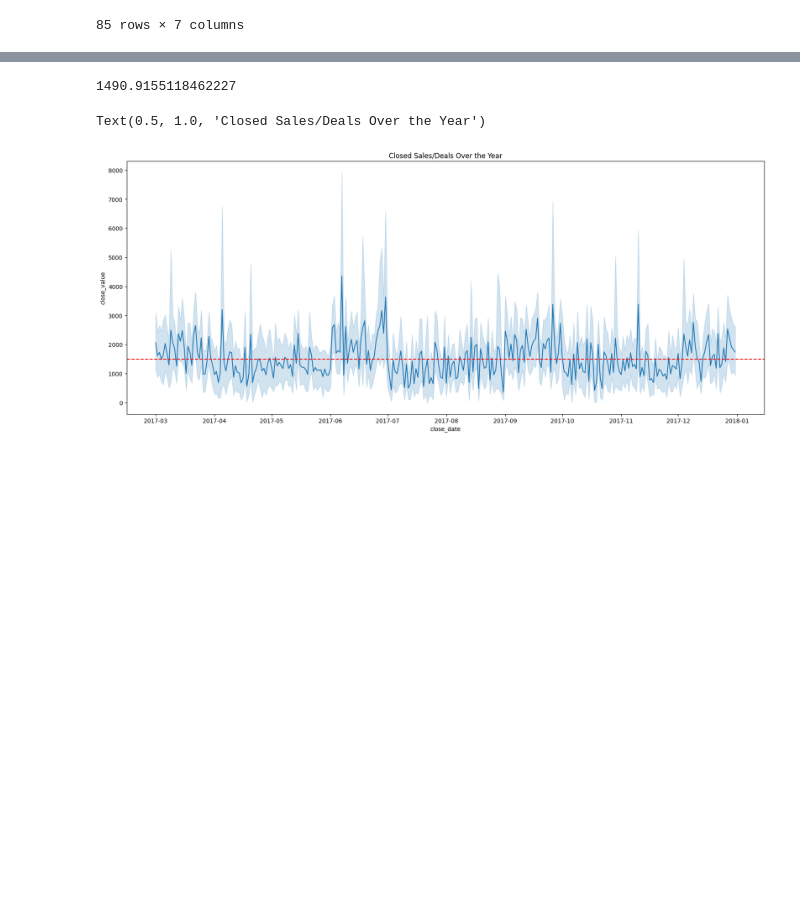
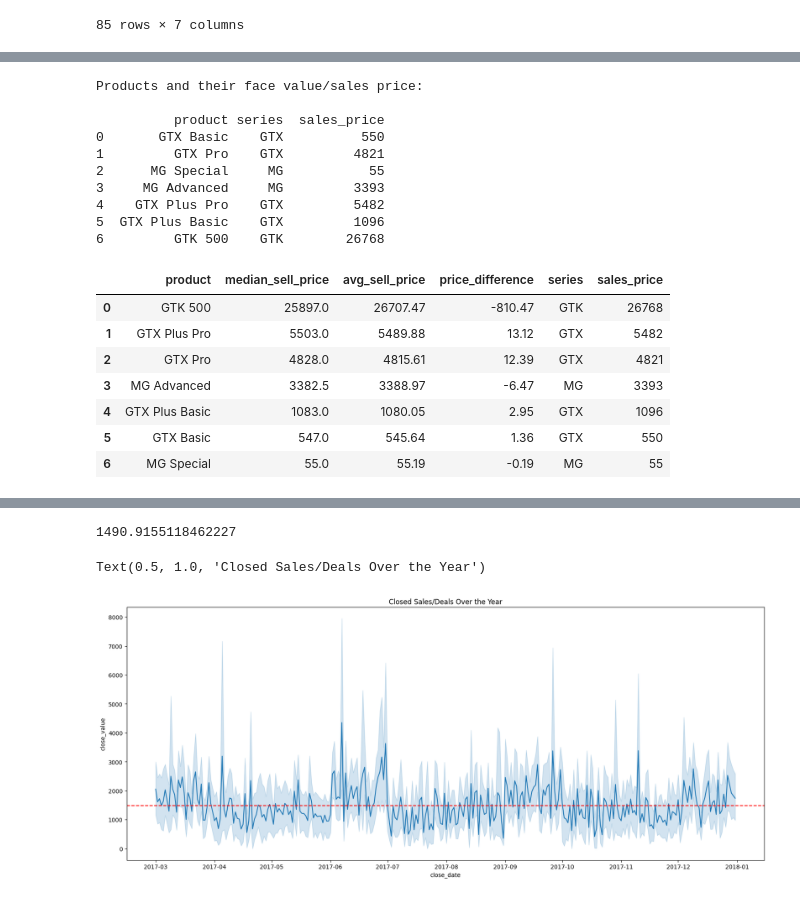
Before and after one commit to SuyogPatgave/Python_Codes-Projects, a Jupyter notebook: CRM_Project.ipynb, the cells around one changed output, grey strips where cells are left out. Saved outputs shown, nothing was run; the diff lists cells and outputs as text; code cells hidden in the pictures; blank space fills up the shorter version.

Commit message:
Created using Colab - in progress

```diff
--- a/CRM_Project.ipynb
+++ b/CRM_Project.ipynb
@@ -1080,0 +1173,11 @@ acc
+# %%
+#Checkin total number of units
+print(f"\n*** Total units solds and the frequency of each unit sale:\n\n{d_sales_pipe_won_recs['#units'].value_counts().reset_index()}")
+
+print("\n\n\n--->This tells us that the unit size of each sale was just 1 and not multiple units. \nHence, now we'll look at the discount provided or the marginal profit gained on each product sale\n\n\n")
+d_sales_pipe_won_recs['margin'] = ((d_sales_pipe_won_recs['close_value'] - d_sales_pipe_won_recs['sales_price'])/d_sales_pipe_won_recs['sales_price']).round(2)
+d_sales_pipe_won_recs['margin_label'] = np.where(d_sales_pipe_won_recs['margin'] > 0, 'Profit', 'Discounted')
+print(f"{d_sales_pipe_won_recs.head(10)}\n\n\n")
+
+s_sales_won_margin = d_sales_pipe_won_recs.groupby('product')['margin'].mean().round(2).reset_index()
+print(f"The average of product's margin i.e. discount and profit is negligible.\n\n{s_sales_won_margin}")
@@ -1080,0 +1202,19 @@ acc
+# %%
+#Since the lost value of the sale is not available, we'll begin with simple estimate by calculating the total loss
+#by calculating the avg sales for each product and also using the face value of each product
+#It is important to note that, not all sales are dealt in face value, but a margin of discount is provided
+# Also, the margin can positive (selling price highre than the face value), or negative (discounted)
+
+#Calculating, avg and median prices for all products
+
+d_won_sales_median_prices = d_sales_pipe_won_recs.groupby('product')['close_value'].median().round(2).reset_index()
+d_won_sales_median_prices = d_won_sales_median_prices.sort_values(by='close_value', ascending=False)
+print(f"Median Prices of Each Product:\n{d_won_sales_median_prices}")
+#d_won_sales_median_prices
+d_won_sales_avg_prices = d_sales_pipe_won_recs.groupby('product')['close_value'].mean().round(2).reset_index()
+print(f"\n\n\nAverage Prices of Each Product:\n{d_won_sales_avg_prices}\n\n\n")
+
+won_sales_price_stats = pd.merge(d_won_sales_median_prices, d_won_sales_avg_prices, on='product', how='left')
+won_sales_price_stats.columns = ['product', 'median_sell_price', 'avg_sell_price']
+
+won_sales_price_stats['price_difference'] = won_sales_price_stats['median_sell_price'] - won_sales_price_stats['avg_sell_price']
@@ -1080,0 +1247,24 @@ acc
+# %%
+#Getting Products table to assign face value of each product and then use it to get the avg amount of units sold
+print(f"\nProducts and their face value/sales price: \n\n{prdts}")
+won_sales_price_stats2 = pd.merge(won_sales_price_stats, prdts, on='product', how='left')
+won_sales_price_stats2
+# %% [output]
+Products and their face value/sales price:
+
+          product series  sales_price
+0       GTX Basic    GTX          550
+1         GTX Pro    GTX         4821
+2      MG Special     MG           55
+3     MG Advanced     MG         3393
+4    GTX Plus Pro    GTX         5482
+5  GTX Plus Basic    GTX         1096
+6         GTK 500    GTK        26768
+|  | product | median_sell_price | avg_sell_price | price_difference | series | sales_price |
+| 0 | GTK 500 | 25897.0 | 26707.47 | -810.47 | GTK | 26768 |
+| 1 | GTX Plus Pro | 5503.0 | 5489.88 | 13.12 | GTX | 5482 |
+| 2 | GTX Pro | 4828.0 | 4815.61 | 12.39 | GTX | 4821 |
+| 3 | MG Advanced | 3382.5 | 3388.97 | -6.47 | MG | 3393 |
+| 4 | GTX Plus Basic | 1083.0 | 1080.05 | 2.95 | GTX | 1096 |
+| 5 | GTX Basic | 547.0 | 545.64 | 1.36 | GTX | 550 |
+| 6 | MG Special | 55.0 | 55.19 | -0.19 | MG | 55 |
```
Also changed, not shown: parts of 12 cells of this notebook.
